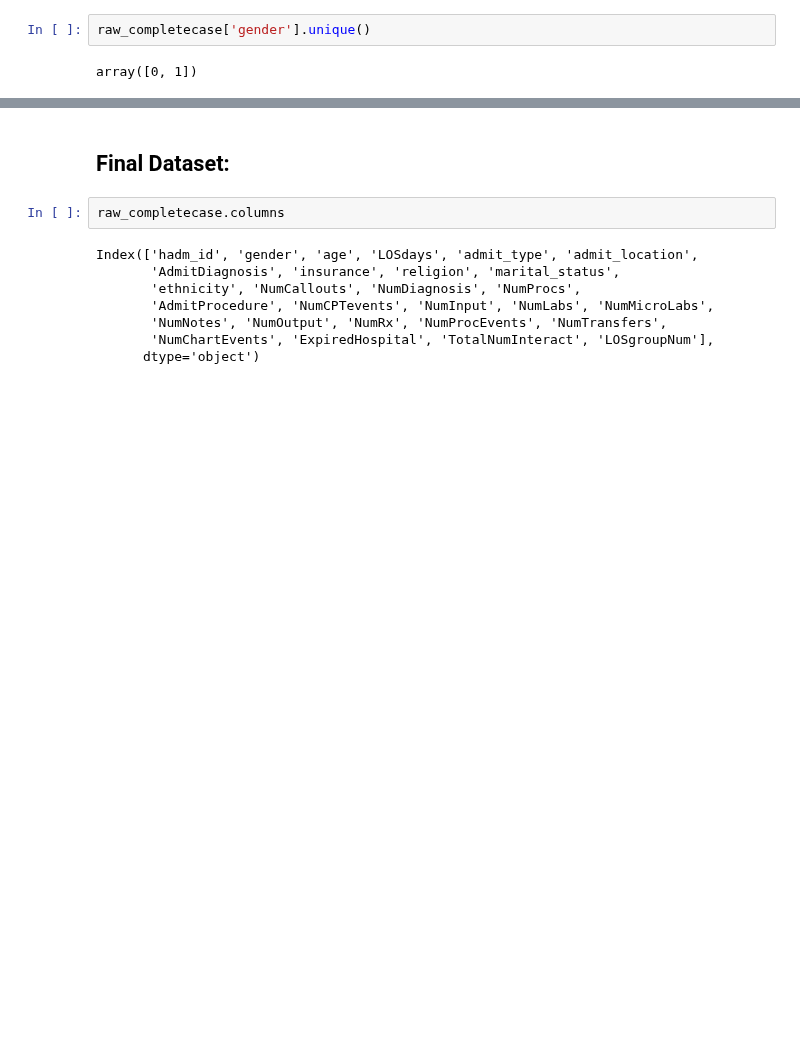
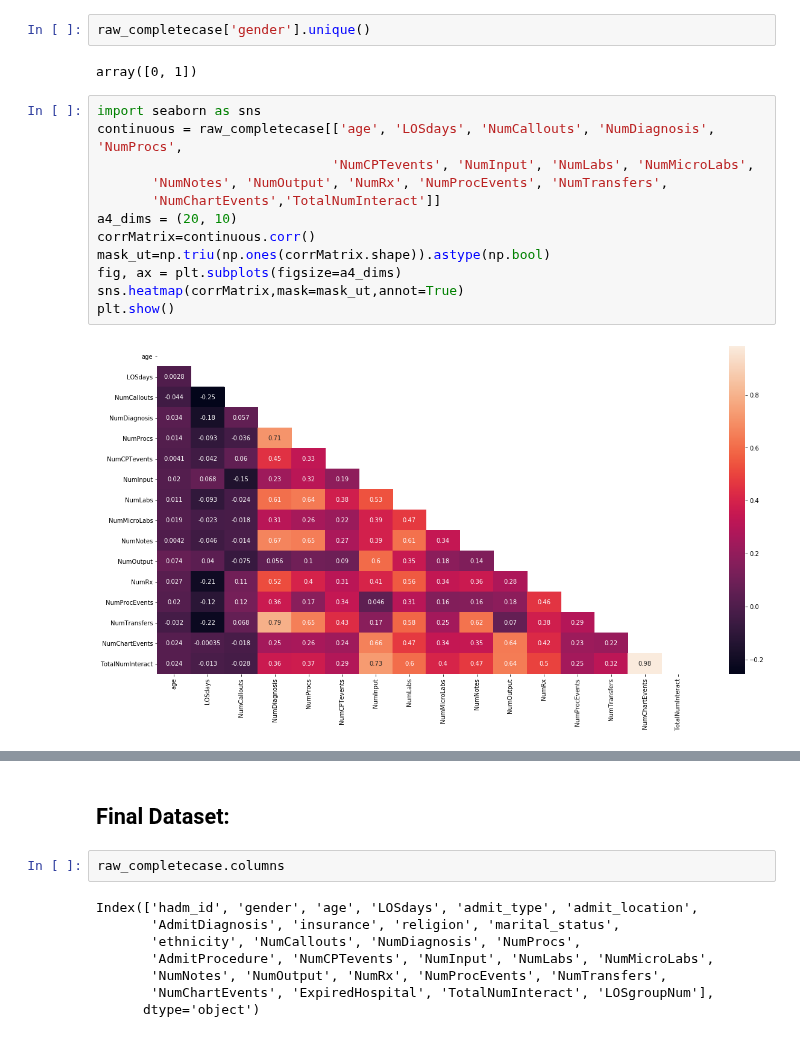
Before and after one commit to derek-y-lee/uclabiostat-thesis, a Jupyter notebook: los-prediction.ipynb, the cells around one changed output, grey strips where cells are left out. Drawn from its saved outputs; the diff is of its cells as text; blank space fills up the shorter version.

```diff
--- a/los-prediction.ipynb
+++ b/los-prediction.ipynb
@@ -1070,3 +609,17 @@ See the caveats in the documentation: http://pandas.pydata.org/pandas-docs/stabl
 raw_completecase['gender'].unique()
 # %% [output]
 array([0, 1])
+# %%
+import seaborn as sns
+continuous = raw_completecase[['age', 'LOSdays', 'NumCallouts', 'NumDiagnosis', 'NumProcs',
+                              'NumCPTevents', 'NumInput', 'NumLabs', 'NumMicroLabs',
+       'NumNotes', 'NumOutput', 'NumRx', 'NumProcEvents', 'NumTransfers',
+       'NumChartEvents','TotalNumInteract']]
+a4_dims = (20, 10)
+corrMatrix=continuous.corr()
+mask_ut=np.triu(np.ones(corrMatrix.shape)).astype(np.bool)
+fig, ax = plt.subplots(figsize=a4_dims)
+sns.heatmap(corrMatrix,mask=mask_ut,annot=True)
+plt.show()
+# %% [output]
+[figure, added]
```
Also changed, not shown: parts of 62 cells of this notebook.
